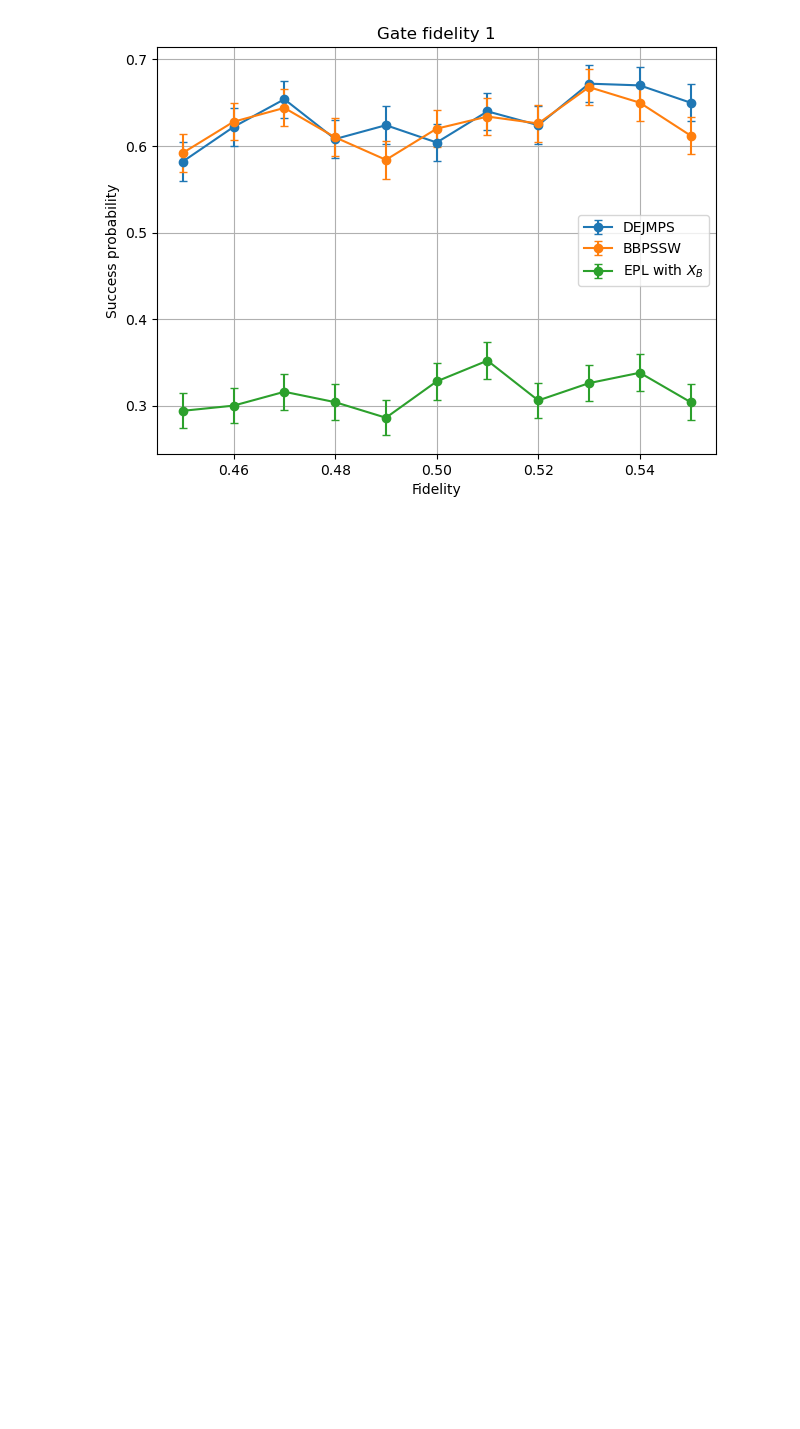
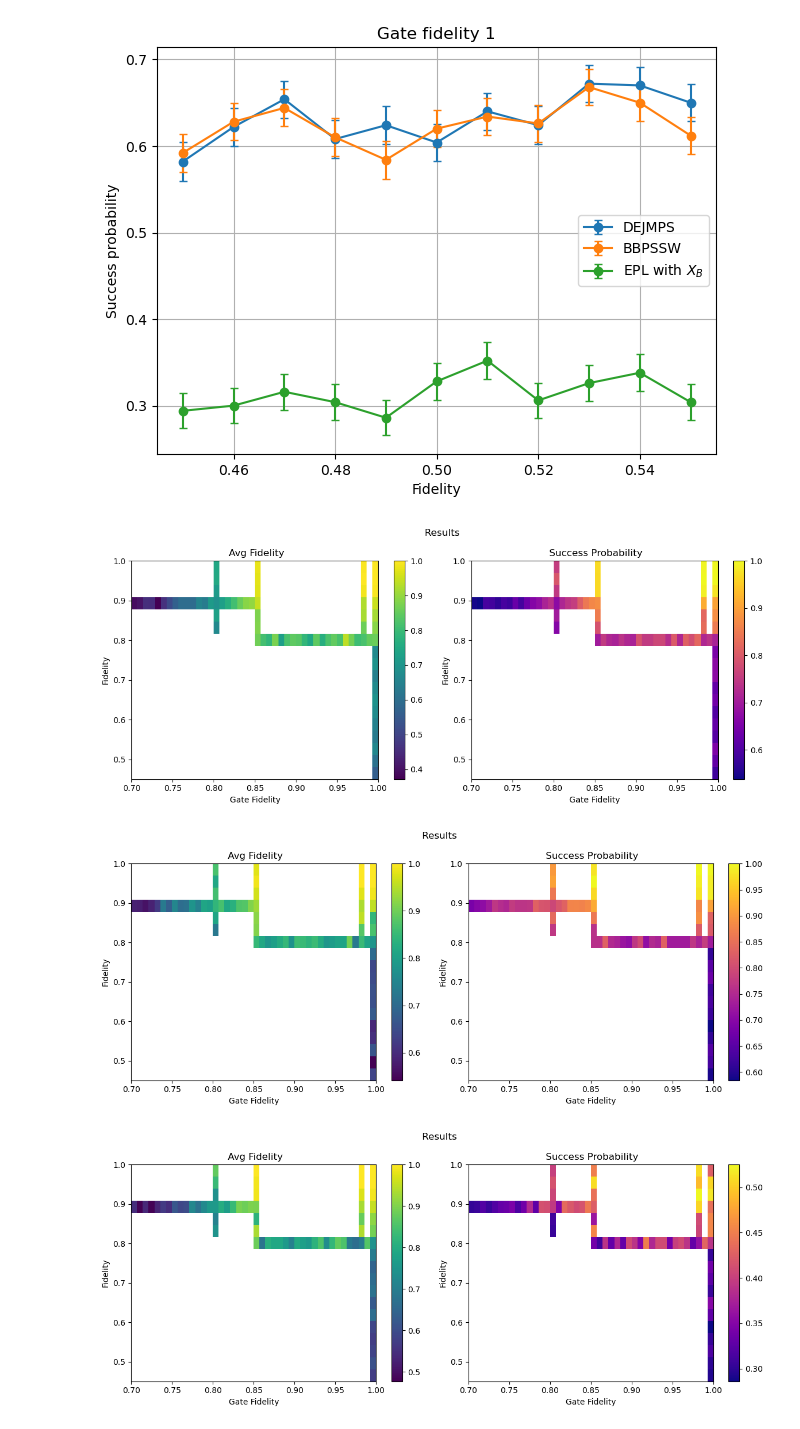
Before and after one commit to goncalo-meneses/qcc-project, a Jupyter notebook: plotting_analysis/deltas.ipynb, the cells around one changed output. Cells and saved outputs as stored; diff of their text form; code cells hidden in the pictures; blank space fills up the shorter version.

Commit message:
made some heatmaps and other plots for top right data

```diff
--- a/plotting_analysis/deltas.ipynb
+++ b/plotting_analysis/deltas.ipynb
@@ -105,3 +105,15 @@ plot_success_prob(results_list, title='Gate fidelity 1')
 [figure]
 [figure]
 [figure]
+# %%
+dejmps = analyze_multiple_combos(dejmps_data)
+bbpssw = analyze_multiple_combos(bbpssw_data)
+epl_local = analyze_multiple_combos(epl_local_change_data)
+
+plot_2d_heatmaps(dejmps)
+plot_2d_heatmaps(bbpssw)
+plot_2d_heatmaps(epl_local)
+# %% [output]
+[figure, added]
+[figure, added]
+[figure, added]
```
Also changed, not shown: 3 other files.
